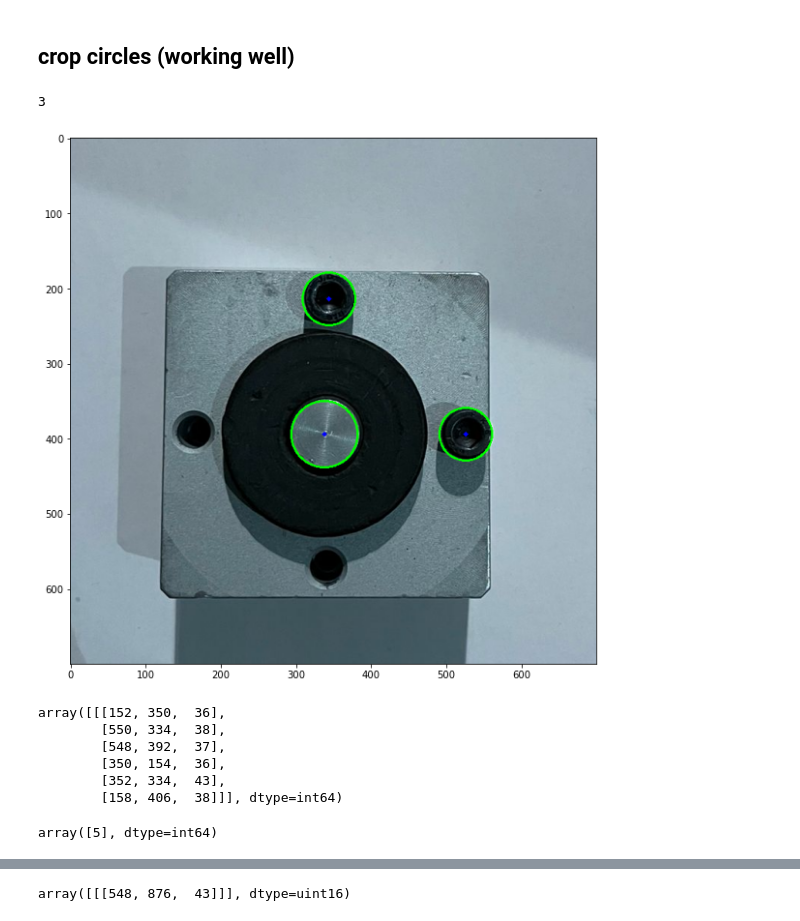
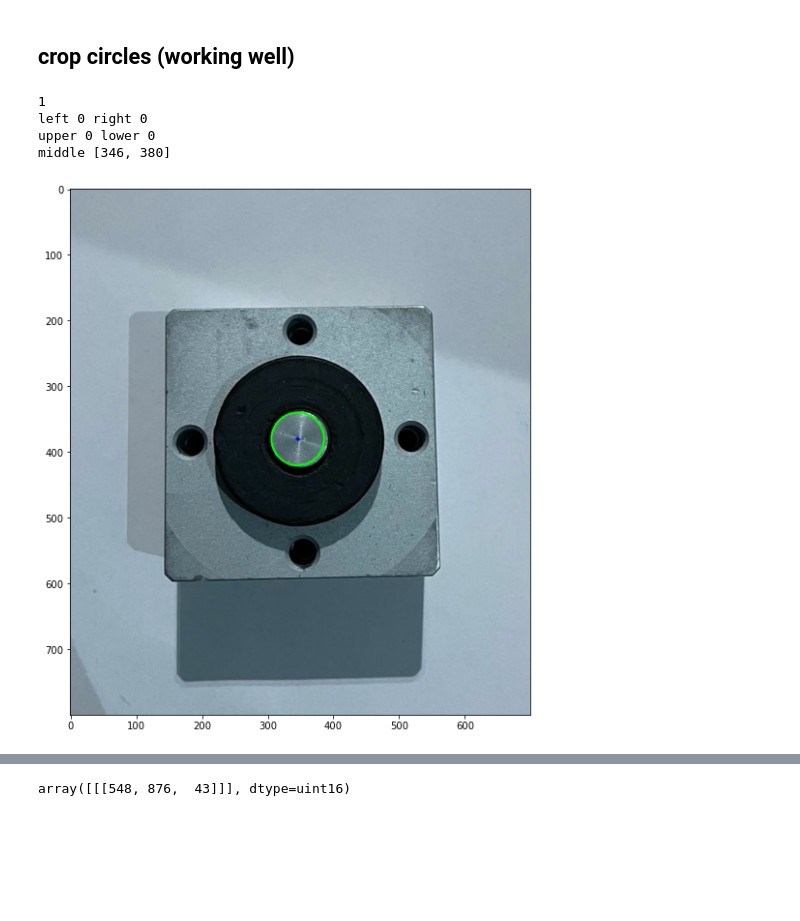
Before and after one commit to madinach/2021, a Jupyter notebook: IoTproject/usb_camera.ipynb, the cells around one changed output, grey strips where cells are left out. Cells and saved outputs as stored; diff of their text form; code cells hidden in the pictures; blank space fills up the shorter version.

```diff
--- a/IoTproject/usb_camera.ipynb
+++ b/IoTproject/usb_camera.ipynb
@@ -396,11 +396,12 @@ import numpy as np
 from matplotlib import pyplot as plt
 import pandas as pd
 
+upper,left,lower,right,middle= 0,0,0,0,0
 
 img= []
 number_bolts=0
 image= cv2.imread(cv2.samples.findFile("noflash9.jpeg"))
-image= image[500:1200, 200:900]
+image= image[400:1200, 200:900]
 #image = cv2.resize(image, (1200, 700))
 # Read image.
 img = image
@@ -408,8 +409,8 @@ img = image
 # Convert to grayscale.
 gray = cv2.cvtColor(img, cv2.COLOR_BGR2GRAY)
 
-# Blur using 3 * 3 kernel.
-gray_blurred = cv2.blur(gray, (9, 9))
+# Blur using 15*15 kernel.
+gray_blurred = cv2.blur(gray, (15, 15))
 
 # Apply Hough transform on the blurred image.
 detected_circles = cv2.HoughCircles(gray_blurred,
@@ -428,42 +429,62 @@ if detected_circles is not None:
 print(len(detected_circles[0]))
 detected_circles = detected_circles.astype('int64')
 
 for index1, circle1 in enumerate(detected_circles[0]):
     for circle2 in detected_circles[0][index1+1:]:
         point1, Radius1 = circle1[:2], circle1[2]
         point2, Radius2 = circle2[:2], circle2[2]
         #collision or containment:
         if np.linalg.norm(point1-point2) < Radius1 + Radius2:
             print(circle1,circle2)
 
-
+for circle in detected_circles[0]:
+    x,y= circle[0], circle[1]
+    #vertically located bolts
+    if x<=500 and x>=300:
+        if y<=530 and y>=300:
+            middle= [x,y]
+        else:
+            #determine upper/lower
+            #upper
+            #if y
+            if y<=400:
+                upper=1
+                #print(x,y, 'upper')
+                #print('upper', upper)
+            else:
+                lower=1
+                #print('lower', lower)
+    else:
+        if x<=400:
+            left=1
+            #print('left', left)
+        else:
+            right=1
+            #print('right', right)
     for pt in detected_circles[0, :]:
         a, b, r = pt[0], pt[1], pt[2]
 
         # Draw the circumference of the circle.
         cv2.circle(img, (a, b), r, (0, 255, 0), 2)
 
         # Draw a small circle (of radius 1) to show the center.
         cv2.circle(img, (a, b), 1, (0, 0, 255), 3)
         cv2.namedWindow("Detected Circle", cv2.WINDOW_NORMAL)
         cv2.imshow("Detected Circle", image)
 
         if cv2.waitKey(30) & 0xFF == ord("q"):
             cv2.destroyAllWindows()
             cv2.waitKey(0)
         plt.imshow(image)
 
+print('left', left,'right', right)
+print('upper', upper, 'lower', lower)
+print('middle', middle)
 
         #JSON --> print(JSON) or dict
 # %% [output]
-3
+1
+left 0 right 0
+upper 0 lower 0
+middle [346, 380]
-[figure, old version]
+[figure, new version]
-# %%
-detected_circles
-# %% [output]
-array([[[152, 350,  36],
-        [550, 334,  38],
-        [548, 392,  37],
-        [350, 154,  36],
-        [352, 334,  43],
-        [158, 406,  38]]], dtype=int64)
@@ -478,10 +490,0 @@ for index1, circle1 in enumerate(detected_circles[0]):
-# %%
-
-np.where(detected_circles[0]== 158)[0]
-
-#out = np.logical_not(detected_circles[0] == [158, 406,  38] )
-
-#print(out) # array([False, False,  True,  True,  True,  True])
-#print(detected_circles[0][out]) # array([3, 4, 5, 6])
-# %% [output]
-array([5], dtype=int64)
```
Also changed, not shown: parts of 13 cells of this notebook, 6 other files.
